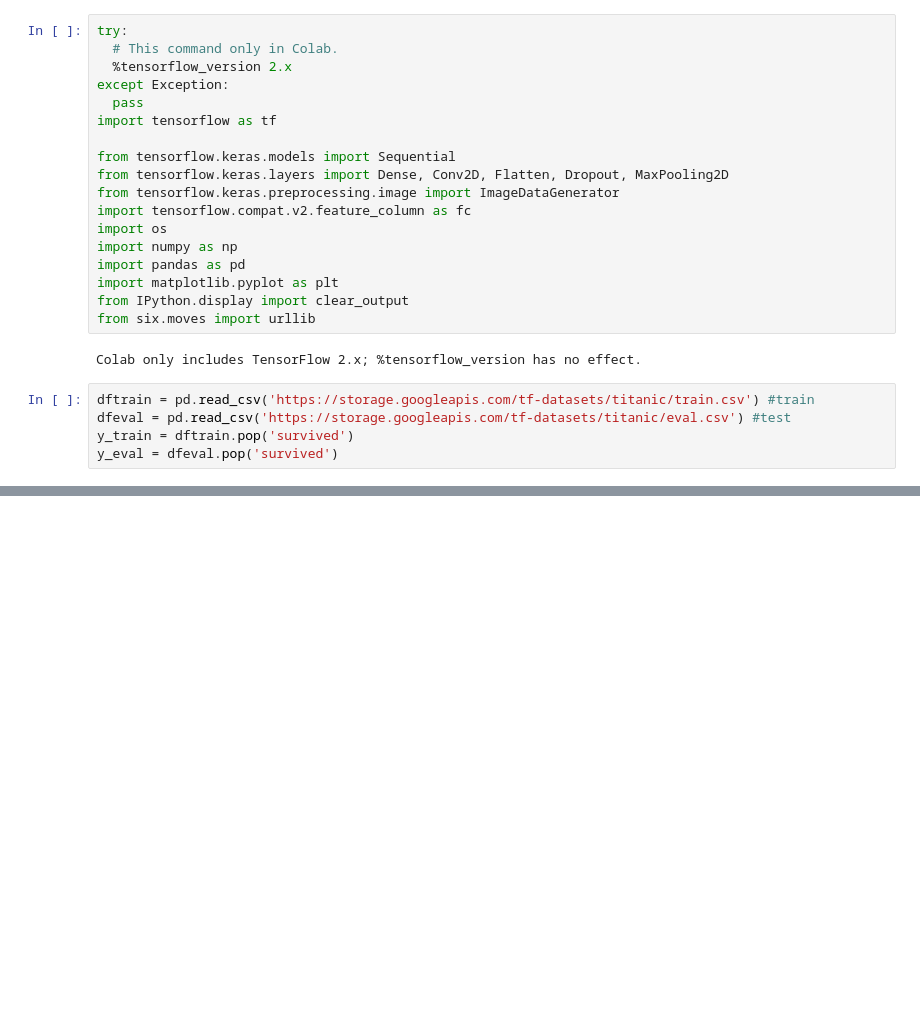
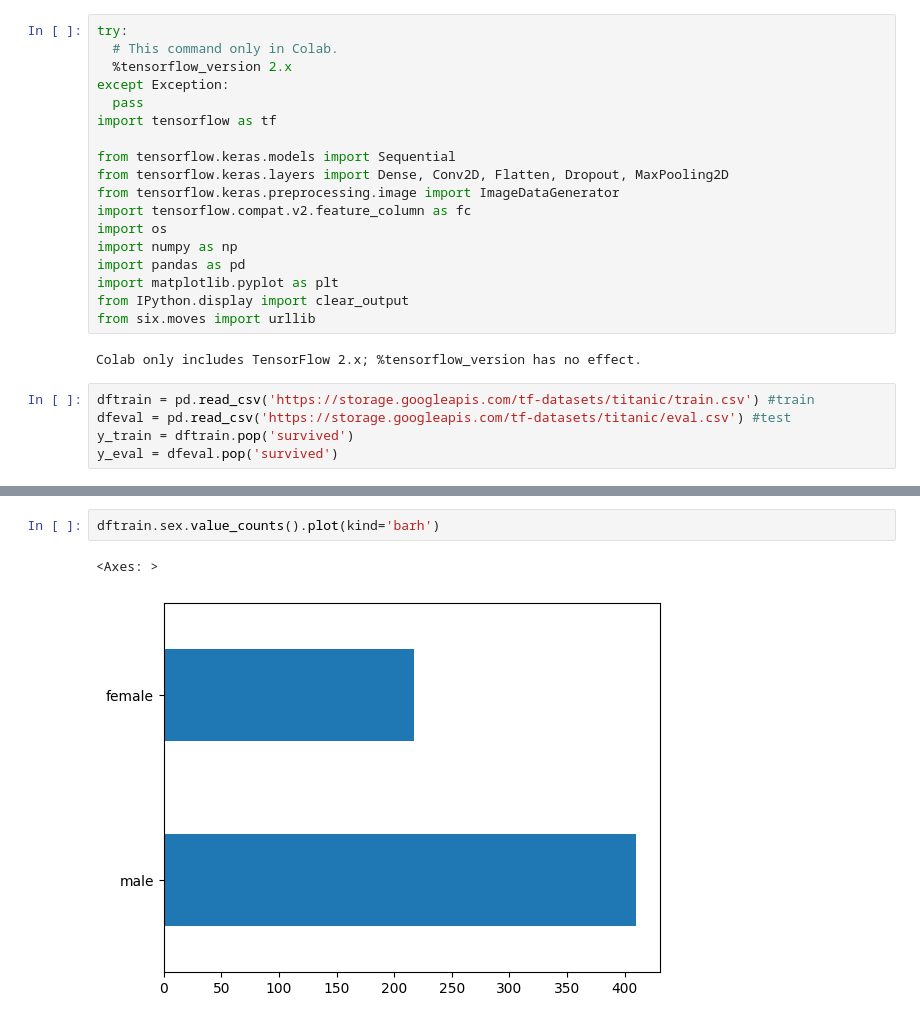
Before and after one commit to SohaibAShah/FCC_ML_Python, a Jupyter notebook: TitanicPreidiction.ipynb, the cells around one changed output, grey strips where cells are left out. Cells and saved outputs as stored; diff of their text form; blank space fills up the shorter version.

```diff
--- a/TitanicPreidiction.ipynb
+++ b/TitanicPreidiction.ipynb
@@ -27,0 +58,5 @@ y_eval = dfeval.pop('survived')
+# %%
+dftrain.sex.value_counts().plot(kind='barh')
+# %% [output]
+<Axes: >
+[figure, added]
```
Also changed, not shown: parts of 4 cells of this notebook.
